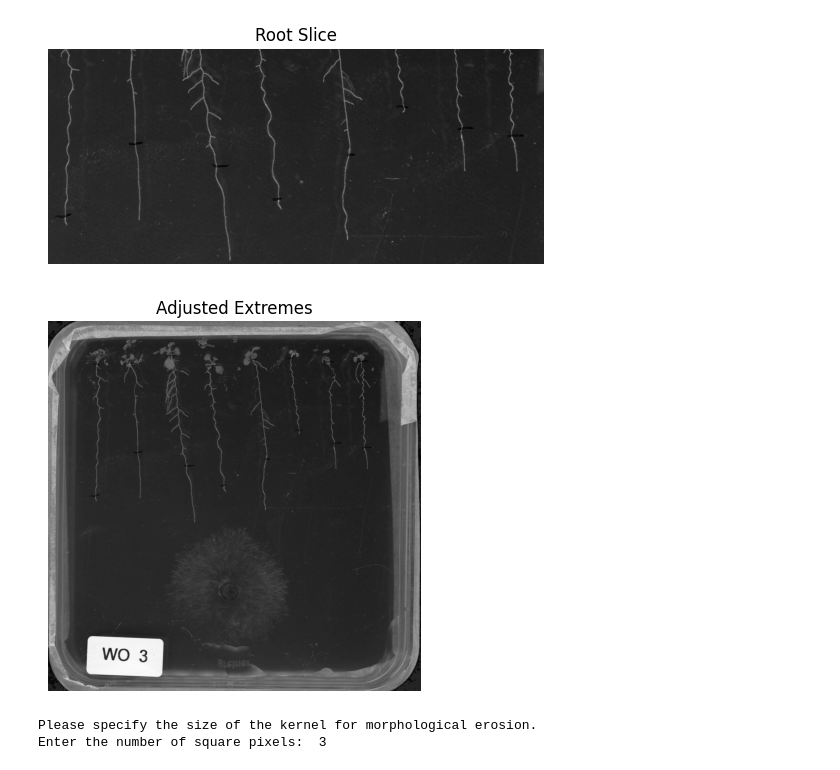
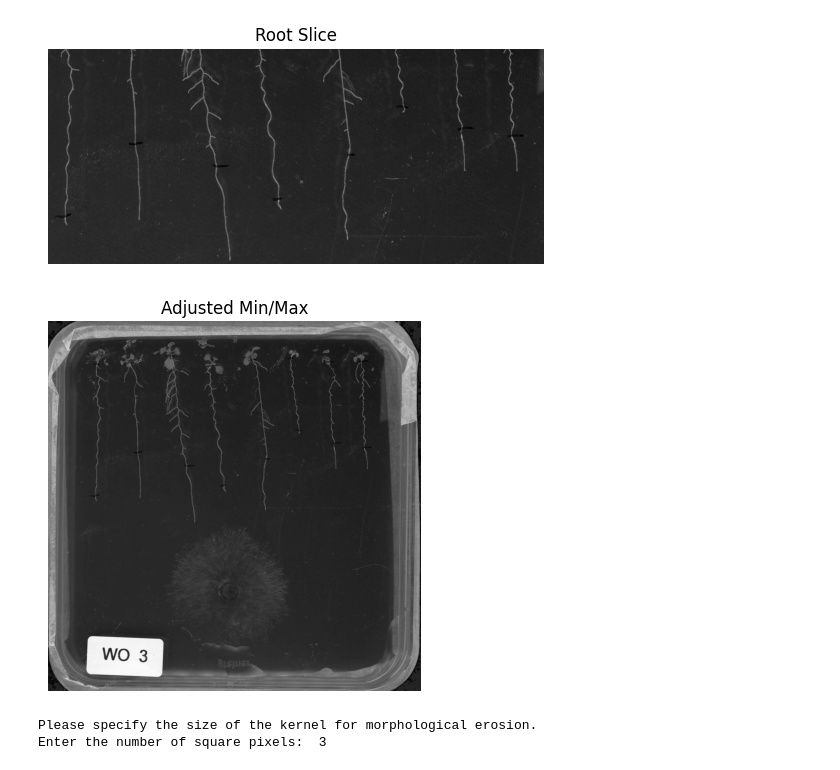
Before and after one commit to jacquelinegrimm/kmeans-segmentation, a Jupyter notebook: arabidopsis_root_segmentation_kmeans.ipynb, the cells around one changed output. Saved outputs shown, nothing was run; the diff lists cells and outputs as text; code cells hidden in the pictures.

```diff
--- a/arabidopsis_root_segmentation_kmeans.ipynb
+++ b/arabidopsis_root_segmentation_kmeans.ipynb
@@ -95,25 +95,25 @@ What percentage from the left should the slice end? (0-100):  90
 # %%
 # Replace the minimum and maximum pixel values of the entire image with the mean pixel value of the root slice
 # This mitigates the effect of extreme pixel values/outliers
 
 # Calculate the mean of the pixel values in the slice containing roots
 mean = np.mean(root_slice)
 
 # Find the maximum and minimum pixel values in the entire image
 max = np.max(normalized_img)
 min = np.min(normalized_img)
 
 # Replace maximum and minimum pixel values in the entire image with the calculated mean
 normalized_img[normalized_img == max] = mean
 normalized_img[normalized_img == min] = mean
 
 # Display the image
 plt.imshow(normalized_img, cmap='gray')
-plt.title('Adjusted Extremes')
+plt.title('Adjusted Min/Max')
 plt.axis('off')
 plt.show()
 # %% [output]
-[figure, old version]
+[figure, new version]
 # %%
 from sklearn.cluster import KMeans
 from skimage import morphology
```
Also changed, not shown: parts of 2 cells of this notebook.
